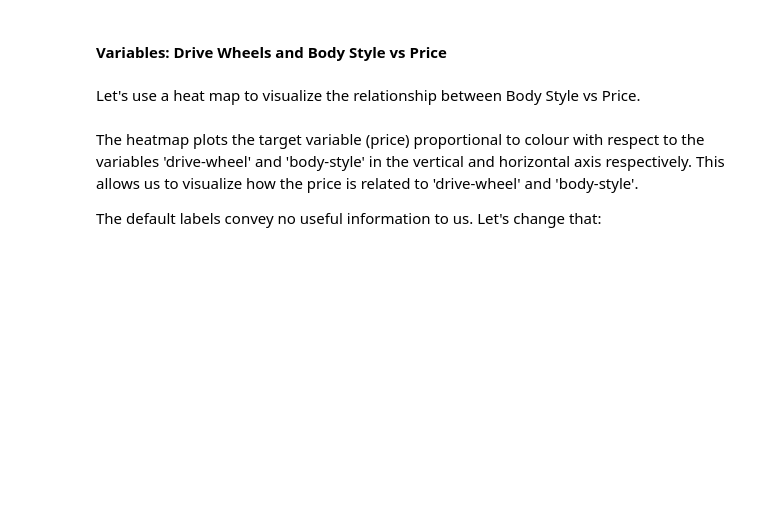
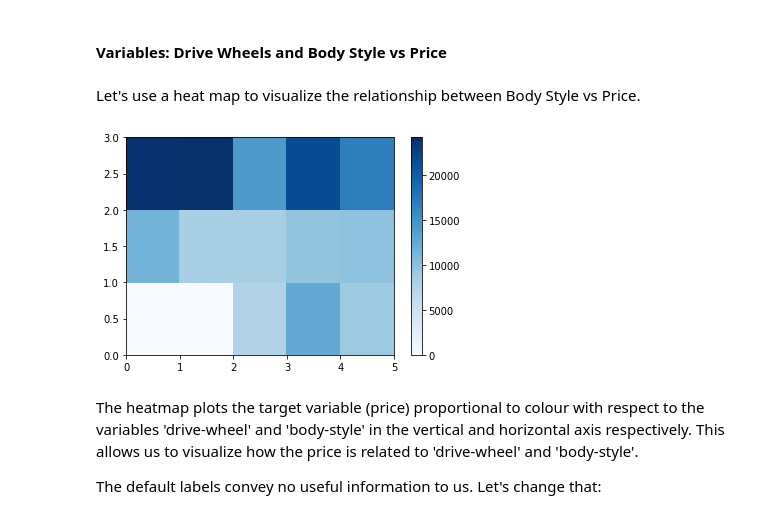
Before and after one commit to tuliocpa/Data_Science, a Jupyter notebook: Notebook 6 - Exploratory Data Analysis.ipynb, the cells around one changed output. Saved outputs shown, nothing was run; the diff lists cells and outputs as text; code cells hidden in the pictures; blank space fills up the shorter version.

```diff
--- a/Notebook 6 - Exploratory Data Analysis.ipynb
+++ b/Notebook 6 - Exploratory Data Analysis.ipynb
@@ -529,9 +537,12 @@ import matplotlib.pyplot as plt
 Let's use a heat map to visualize the relationship between Body Style vs Price.
 # %%
 #use the grouped results
-plt.pcolor(grouped_pivot, cmap='RdBu')
+#Alterado de RdBu_r para Blues
+plt.pcolor(grouped_pivot, cmap='Blues')
 plt.colorbar()
 plt.show()
+# %% [output]
+[figure, added]
 # %% [markdown]
 <p>The heatmap plots the target variable (price) proportional to colour with respect to the variables 'drive-wheel' and 'body-style' in the vertical and horizontal axis respectively. This allows us to visualize how the price is related to 'drive-wheel' and 'body-style'.</p>
 
```
Also changed, not shown: parts of 19 cells of this notebook.
